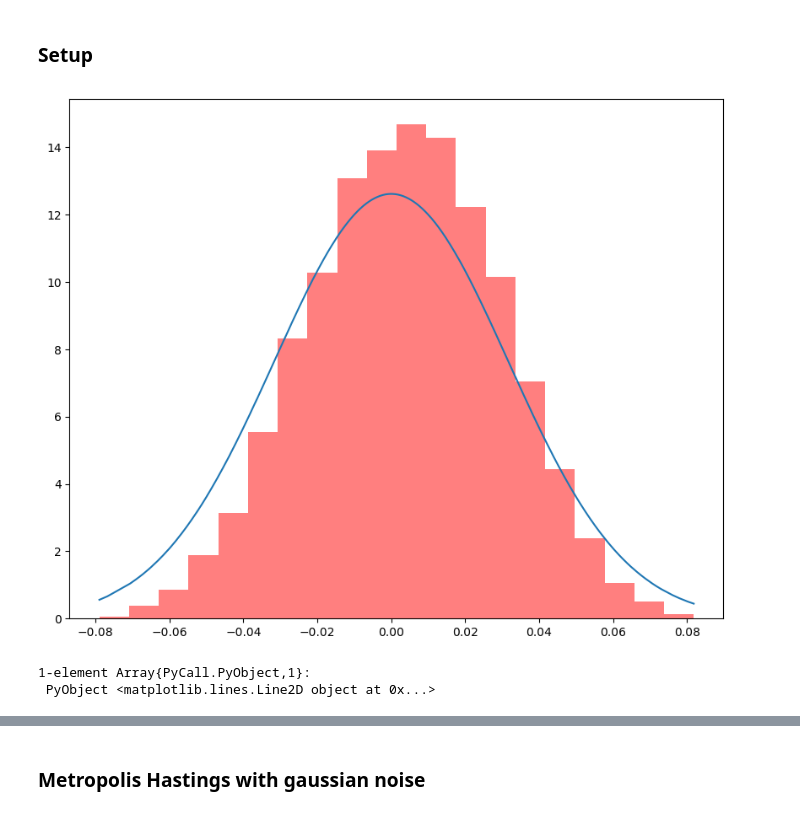
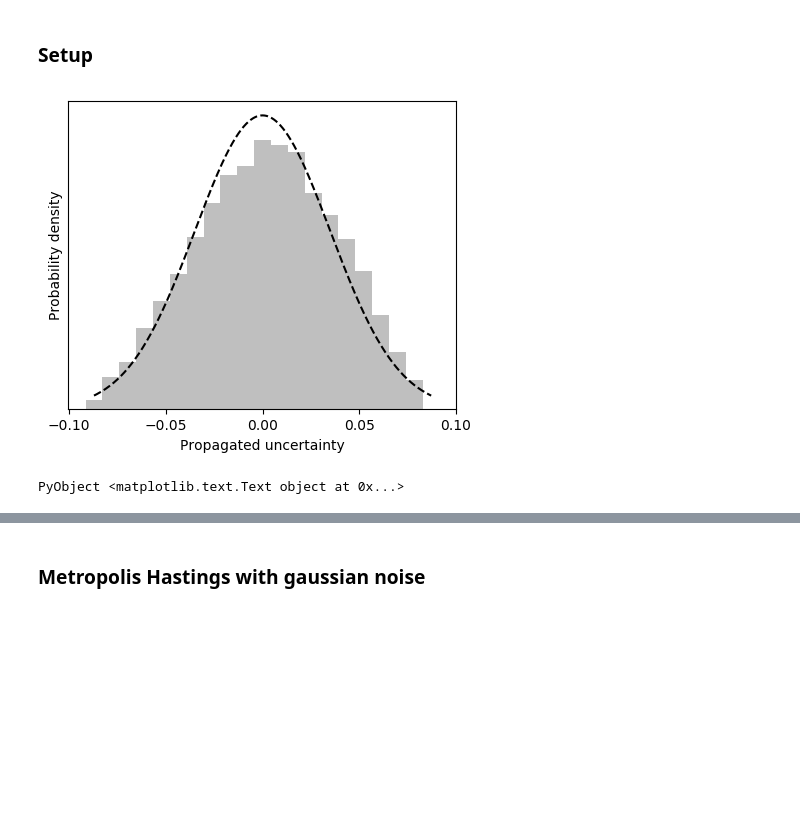
Before and after one commit to matthieubulte/smc, a Jupyter notebook: code/Results.ipynb, the cells around one changed output, grey strips where cells are left out. Saved outputs shown, nothing was run; the diff lists cells and outputs as text; code cells hidden in the pictures; blank space fills up the shorter version.

```diff
--- a/code/Results.ipynb
+++ b/code/Results.ipynb
@@ -30,33 +31,24 @@ end
 
 full_loglikelihood = g -> loglikelihood(n_measurements, g[1])[1];
 # %%
-n=1000
-e = .180 # 180ms is the typical human reaction delay to images
-#@article{wardle1998time,
-#  title={The time delay in human vision},
-#  author={Wardle, DA},
-#  journal={The physics teacher},
-#  volume={36},
-#  number={7},
-#  pages={442--444},
-#  year={1998},
-#  publisher={AAPT}
-#}
-
+n= 1000
+e = .5 # 180ms is the typical human reaction delay to images
 X = zeros(n, n_measurements-1)
-
 for i=1:n
-    X[i,:] = rk4s(dΘ(9.86), Θ₀, grid[1:n_measurements] + e*randn(n_measurements), 0.01)[2:end,1]
+    X[i,:] = rk4s(dΘ(9.86), Θ₀, grid[1:n_measurements] + (e^2)*randn(n_measurements), 0.01)[2:end,1]
 end
-
-plt[:hist](X[:], bins=20, normed=true, alpha=0.5,
-         histtype="stepfilled", color="red");
-
-Y = sort(X[:])
-s2 = 1e-3
-plot(Y, exp.(-Y.^2/(2*s2))/sqrt(2*pi*s2) )
+Y = sort(X[:]);
-# %% [output]
-[figure, removed]
-1-element Array{PyCall.PyObject,1}:
- PyObject <matplotlib.lines.Line2D object at 0x...>
+# %%
+s=0.035
+plt[:hist](X[:], bins=20, normed=true, alpha=0.5,histtype="stepfilled", color="grey", align="left", alpha=0.5);
+plot(Y, exp.(-Y.^2/(2*s^2))/sqrt(2*pi*s^2),linestyle="--", color="black")
+
+xticks([-0.1, -0.05, 0, 0.05, 0.1])
+yticks([])
+
+xlabel("Propagated uncertainty")
+ylabel("Probability density")
+# %% [output]
+[figure, added]
+PyObject <matplotlib.text.Text object at 0x...>
 # %%
```
Also changed, not shown: parts of 5 cells of this notebook, 5 other files.
